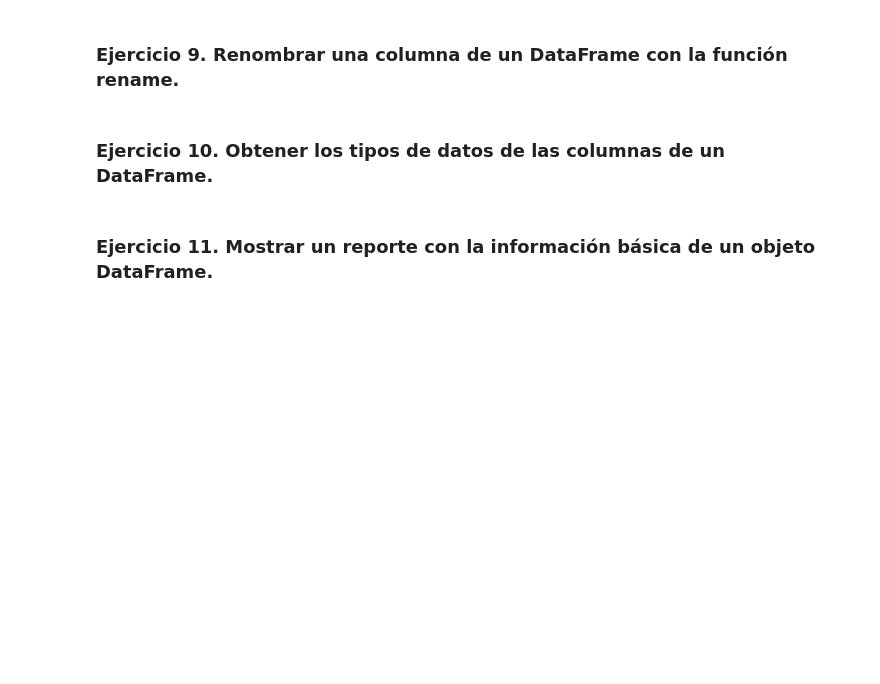
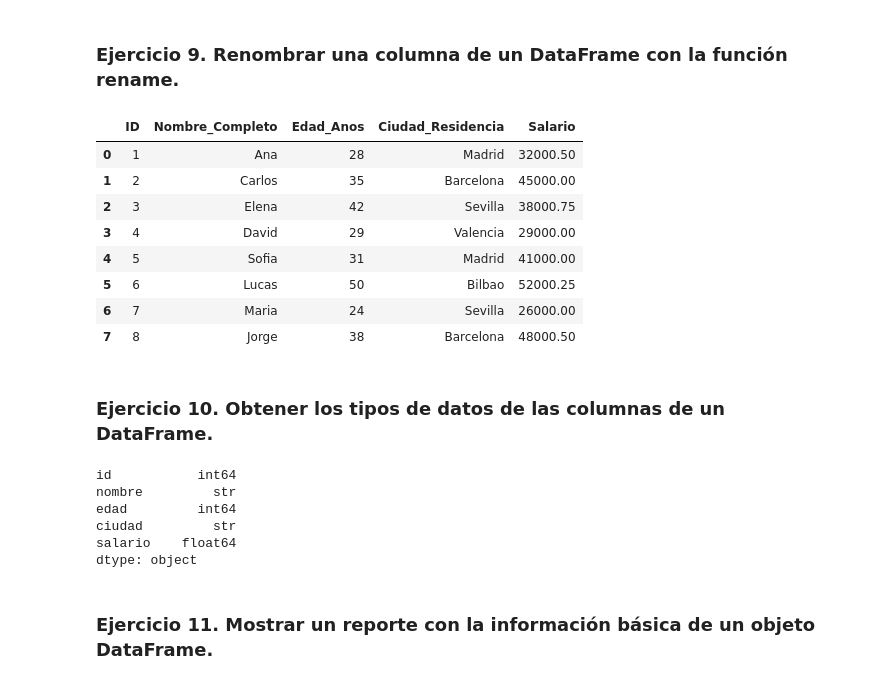
Before and after one commit to VictorFigueroa-IesPsur/PIA-MIA, a Jupyter notebook: Python/Estadistica_Python/Panda/ejercicios_pandas_dataframes.ipynb, the cells around one changed output. Saved outputs shown, nothing was run; the diff lists cells and outputs as text; code cells hidden in the pictures; blank space fills up the shorter version.

```diff
--- a/Python/Estadistica_Python/Panda/ejercicios_pandas_dataframes.ipynb
+++ b/Python/Estadistica_Python/Panda/ejercicios_pandas_dataframes.ipynb
@@ -39,3 +79,6 @@ import numpy as np
 ### Ejercicio 8. Renombrar las columnas de un objeto DataFrame.
 # %%
 # Escribe tu código aquí
+dataframe_ejemplo_cambiado = dataframe_ejemplo.copy()
+dataframe_ejemplo_cambiado.columns = ['ID', 'Nombre_Completo', 'Edad_Anos', 'Ciudad_Residencia', 'Sueldo']
+dataframe_ejemplo_cambiado.head()
@@ -46,2 +94,15 @@ import numpy as np
+# %%
+dataframe_renamed=dataframe_ejemplo_cambiado.rename(columns={'Sueldo':'Salario'})
+dataframe_renamed
+# %% [output]
+|  | ID | Nombre_Completo | Edad_Anos | Ciudad_Residencia | Salario |
+| 0 | 1 | Ana | 28 | Madrid | 32000.50 |
+| 1 | 2 | Carlos | 35 | Barcelona | 45000.00 |
+| 2 | 3 | Elena | 42 | Sevilla | 38000.75 |
+| 3 | 4 | David | 29 | Valencia | 29000.00 |
+| 4 | 5 | Sofia | 31 | Madrid | 41000.00 |
+| 5 | 6 | Lucas | 50 | Bilbao | 52000.25 |
+| 6 | 7 | Maria | 24 | Sevilla | 26000.00 |
+| 7 | 8 | Jorge | 38 | Barcelona | 48000.50 |
 # %% [markdown]
 ### Ejercicio 10. Obtener los tipos de datos de las columnas de un DataFrame.
@@ -50,2 +109,11 @@ import numpy as np
+# %%
+dataframe_ejemplo.dtypes
+# %% [output]
+id           int64
+nombre         str
+edad         int64
+ciudad         str
+salario    float64
+dtype: object
 # %% [markdown]
 ### Ejercicio 11. Mostrar un reporte con la información básica de un objeto DataFrame.
```
Also changed, not shown: parts of 52 cells of this notebook, 3 other files.
